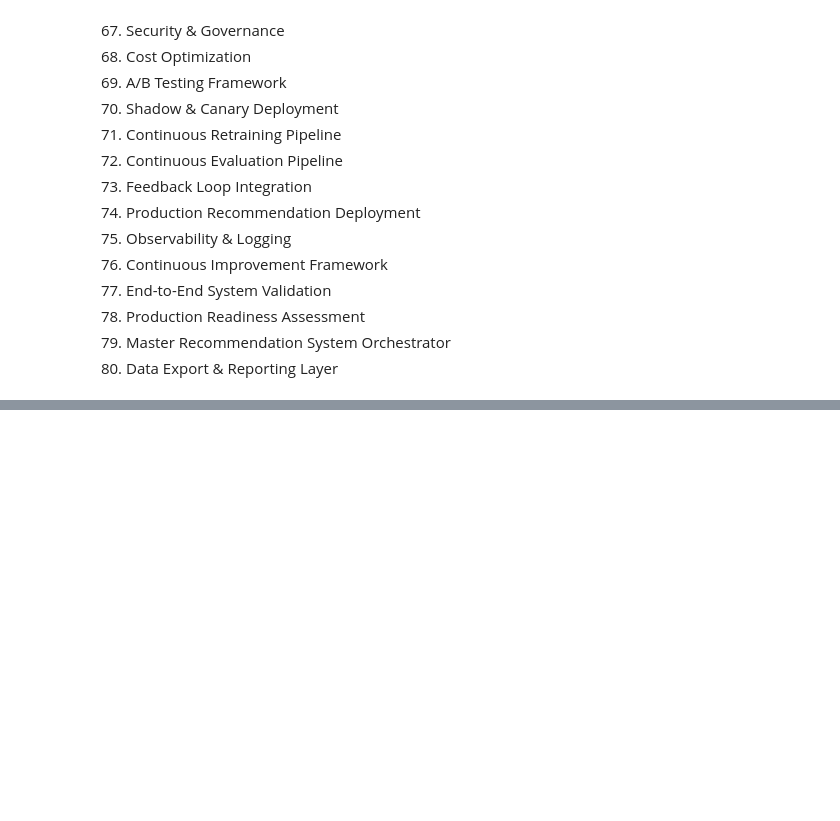
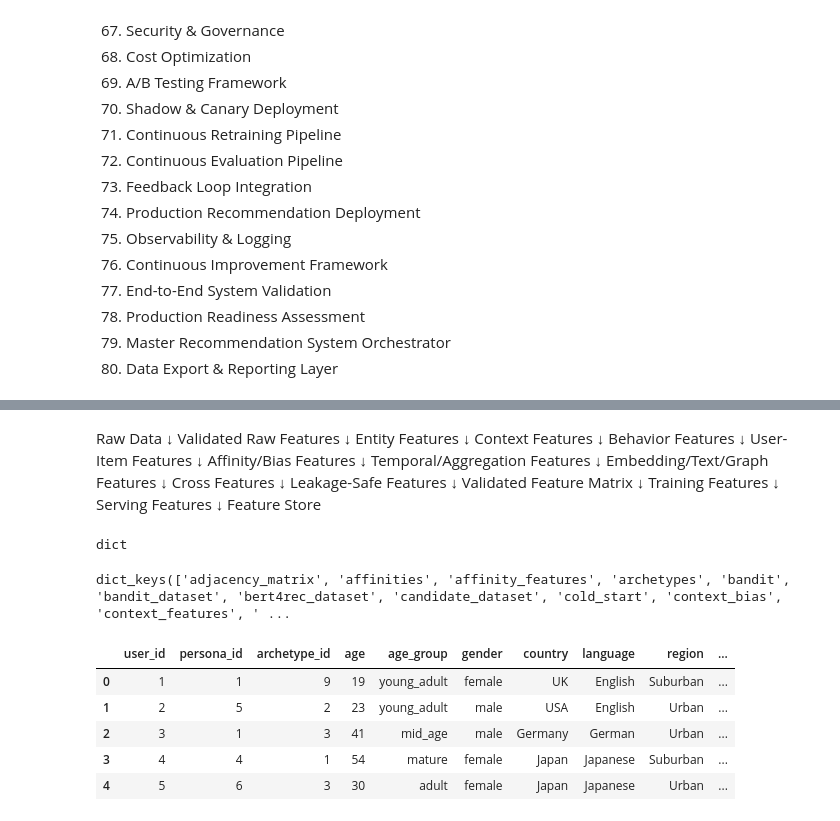
Before and after one commit to ajaychaudhary8104/End_to_End_ML_project_for_Youtube_Scale_Recommendation_System, a Jupyter notebook: research/01_end_to_end_recommendation_system.ipynb, the cells around one changed output, grey strips where cells are left out. Saved outputs shown, nothing was run; the diff lists cells and outputs as text; code cells hidden in the pictures; blank space fills up the shorter version.

```diff
--- a/research/01_end_to_end_recommendation_system.ipynb
+++ b/research/01_end_to_end_recommendation_system.ipynb
@@ -86,0 +1607,47 @@ PRODUCTION MLOPS LAYER
+# %% [markdown]
+Raw Data
+   ↓
+Validated Raw Features
+   ↓
+Entity Features
+   ↓
+Context Features
+   ↓
+Behavior Features
+   ↓
+User-Item Features
+   ↓
+Affinity/Bias Features
+   ↓
+Temporal/Aggregation Features
+   ↓
+Embedding/Text/Graph Features
+   ↓
+Cross Features
+   ↓
+Leakage-Safe Features
+   ↓
+Validated Feature Matrix
+   ↓
+Training Features
+   ↓
+Serving Features
+   ↓
+Feature Store
+# %%
+type(datasets)
+# %% [output]
+dict
+# %%
+datasets.keys()
+# %% [output]
+dict_keys(['adjacency_matrix', 'affinities', 'affinity_features', 'archetypes', 'bandit', 'bandit_dataset', 'bert4rec_dataset', 'candidate_dataset', 'cold_start', 'context_bias', 'context_features', ' ...
+# %%
+datasets["users"].head()
+# %% [output]
+|  | user_id | persona_id | archetype_id | age | age_group | gender | country | language | region | ... |
+| 0 | 1 | 1 | 9 | 19 | young_adult | female | UK | English | Suburban | ... |
+| 1 | 2 | 5 | 2 | 23 | young_adult | male | USA | English | Urban | ... |
+| 2 | 3 | 1 | 3 | 41 | mid_age | male | Germany | German | Urban | ... |
+| 3 | 4 | 4 | 1 | 54 | mature | female | Japan | Japanese | Suburban | ... |
+| 4 | 5 | 6 | 3 | 30 | adult | female | Japan | Japanese | Urban | ... |
```
Also changed, not shown: parts of 125 cells of this notebook.
